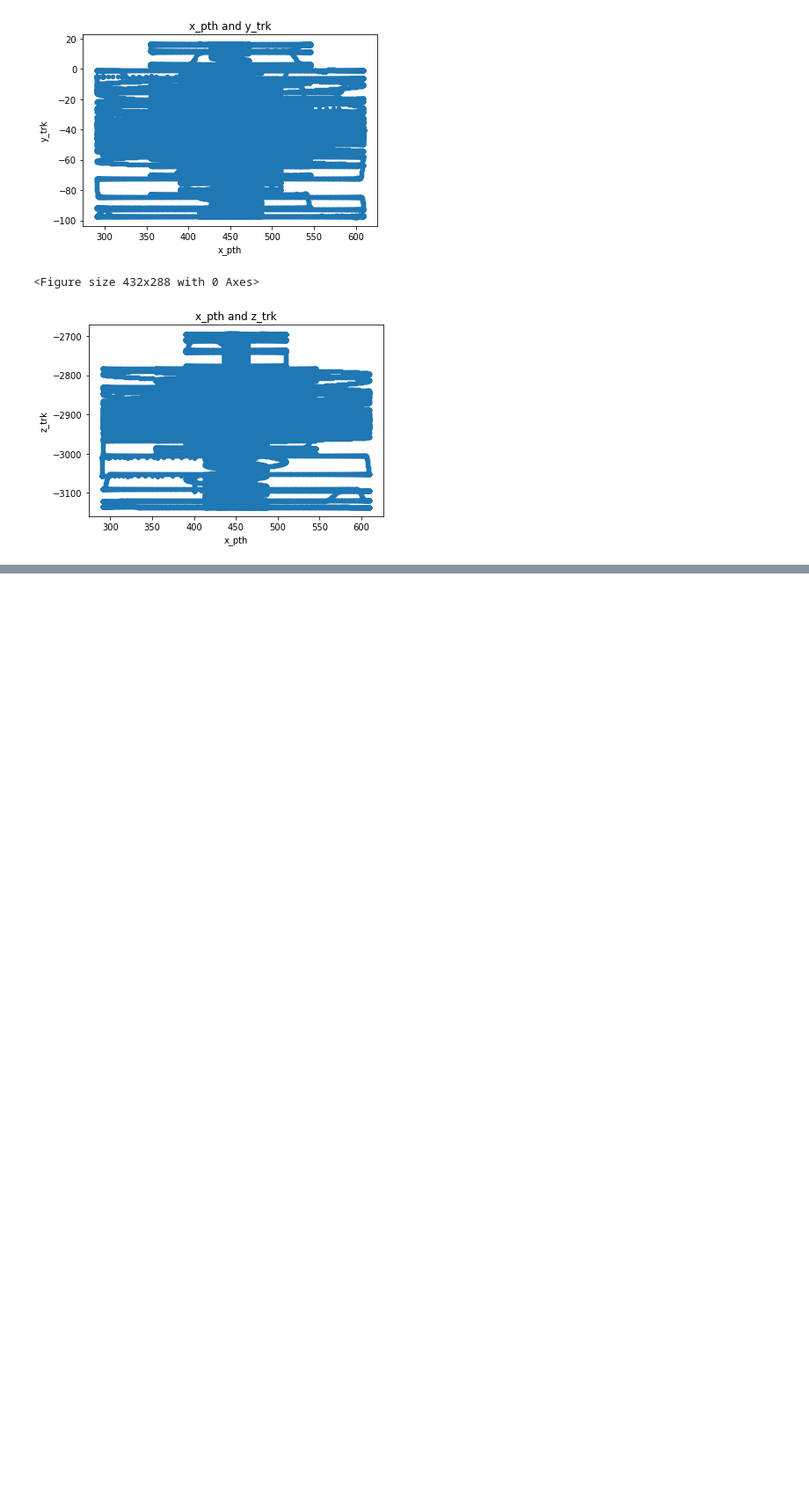
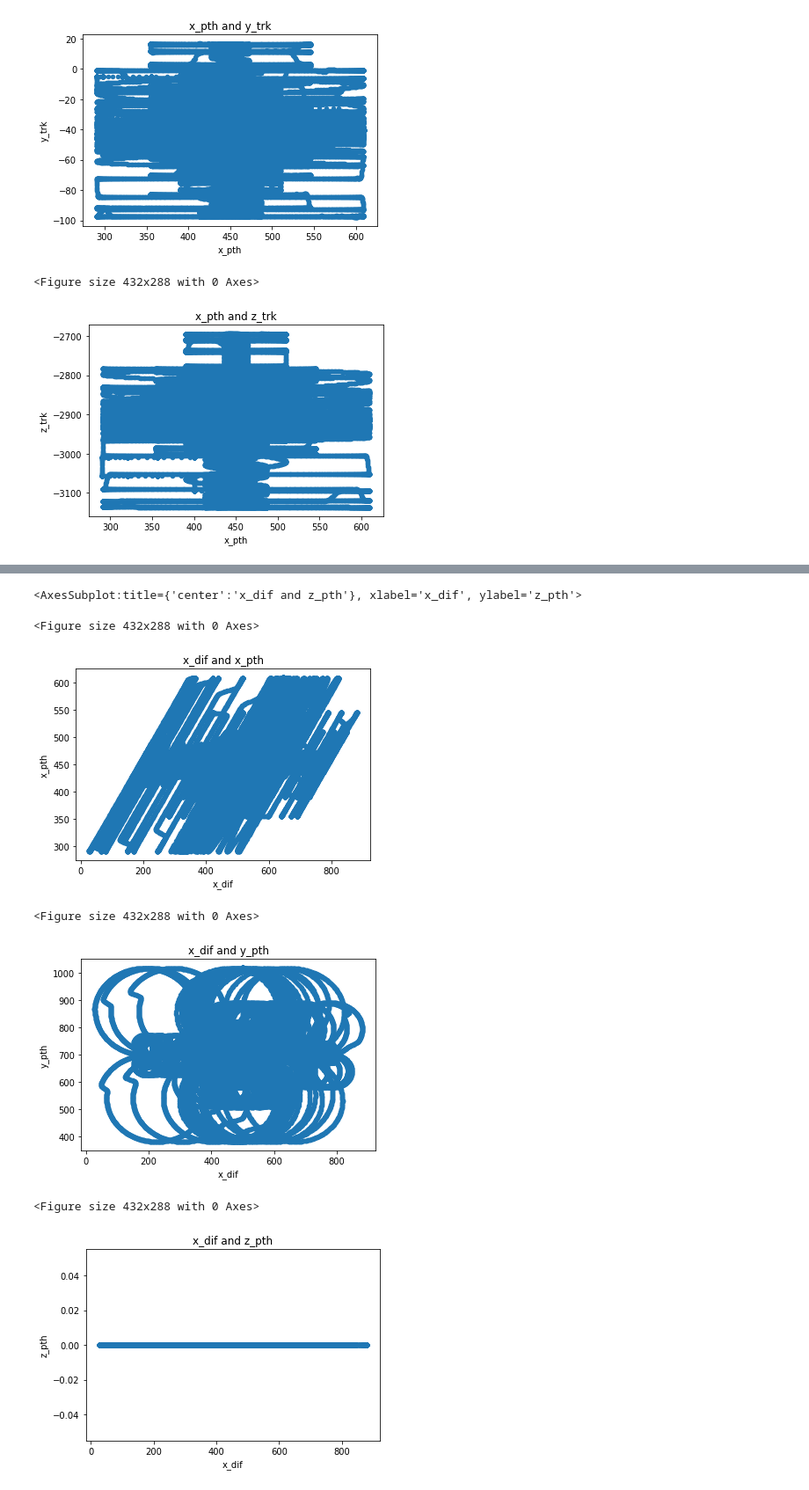
Before and after one commit to stephenhgregory/MachinaLabsThing, a Jupyter notebook: path/path_data_analysis.ipynb, the cells around one changed output, grey strips where cells are left out. Shown at 88% size. Cells and saved outputs as stored; diff of their text form; code cells hidden in the pictures; blank space fills up the shorter version.

```diff
--- a/path/path_data_analysis.ipynb
+++ b/path/path_data_analysis.ipynb
@@ -179,0 +232,19 @@ merged_df.plot(kind='scatter', x='x_pth', y='z_trk', title='x_pth and z_trk')
+# %%
+# Correlations from x_dif to other columns in path DataFrame
+
+plt.figure()
+merged_df.plot(kind='scatter', x='x_dif', y='x_pth', title='x_dif and x_pth')
+
+plt.figure()
+merged_df.plot(kind='scatter', x='x_dif', y='y_pth', title='x_dif and y_pth')
+
+plt.figure()
+merged_df.plot(kind='scatter', x='x_dif', y='z_pth', title='x_dif and z_pth')
+# %% [output]
+<AxesSubplot:title={'center':'x_dif and z_pth'}, xlabel='x_dif', ylabel='z_pth'>
+<Figure size 432x288 with 0 Axes>
+[figure, added]
+<Figure size 432x288 with 0 Axes>
+[figure, added]
+<Figure size 432x288 with 0 Axes>
+[figure, added]
```
Also changed, not shown: parts of 22 cells of this notebook.
